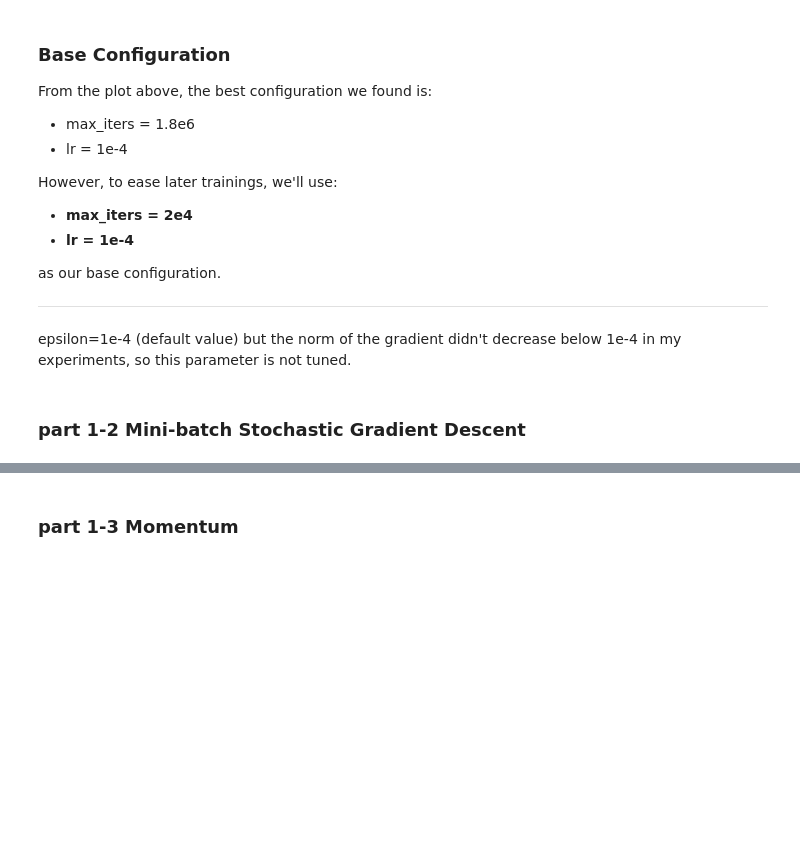
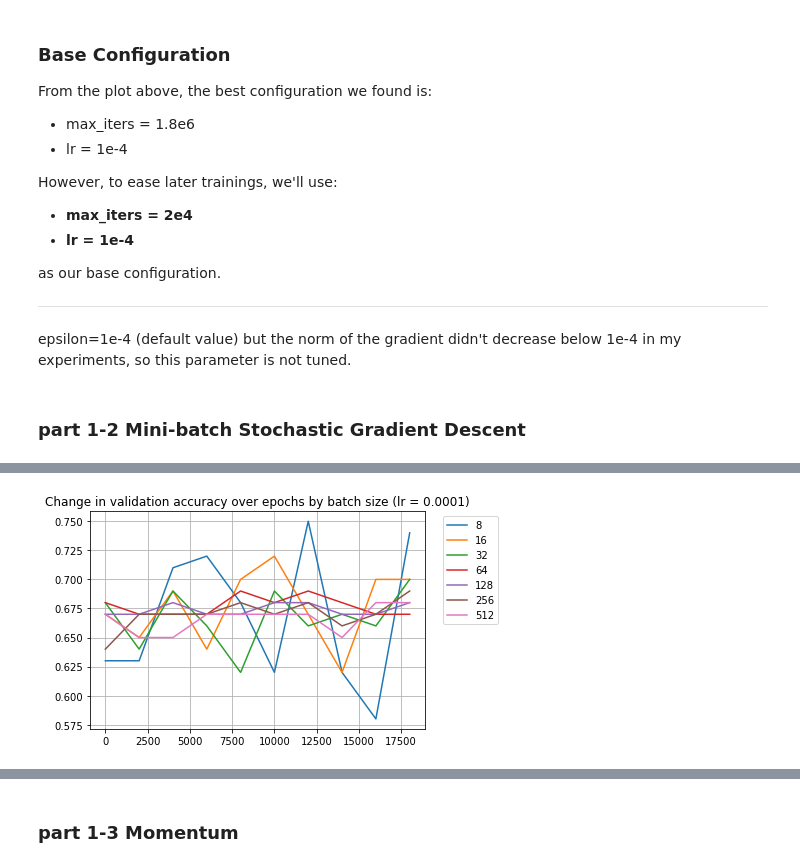
Before and after one commit to felixsimard/comp551-p2, a Jupyter notebook: P2_G30_COMP551.ipynb, the cells around one changed output, grey strips where cells are left out. Saved outputs shown, nothing was run; the diff lists cells and outputs as text; code cells hidden in the pictures; blank space fills up the shorter version.

Commit message:
Added mini batch training figures

```diff
--- a/P2_G30_COMP551.ipynb
+++ b/P2_G30_COMP551.ipynb
@@ -252,0 +355,7 @@ epsilon=1e-4 (default value) but the norm of the gradient didn't decrease below
+# %%
+# base configuration
+itv = int(2e3)
+lr = 1e-4
+max_epochs = 2e4
+
+results_batch_lr_1e4_smaller_itv = [ get_training_results_batch(lr, 3*(1e6), itv, batch_size, max_epochs, 0, True) for batch_size in batch_sizes]
@@ -252,0 +405,4 @@ epsilon=1e-4 (default value) but the norm of the gradient didn't decrease below
+# %%
+plot_epochs_smooth(results_batch_lr_1e4_smaller_itv, '2e4_smooth', int(2e3))
+# %% [output]
+[figure, added]
```
Also changed, not shown: parts of 10 cells of this notebook, 4 other files.
